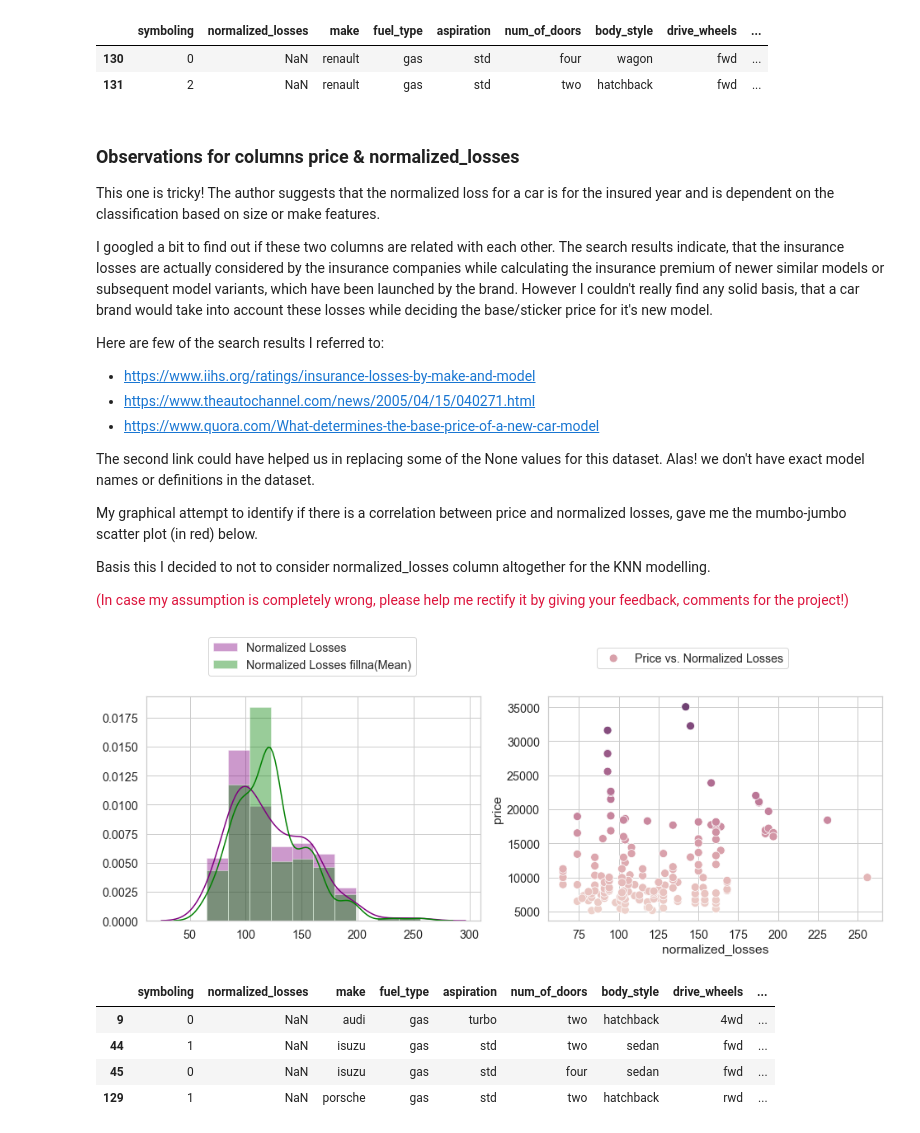
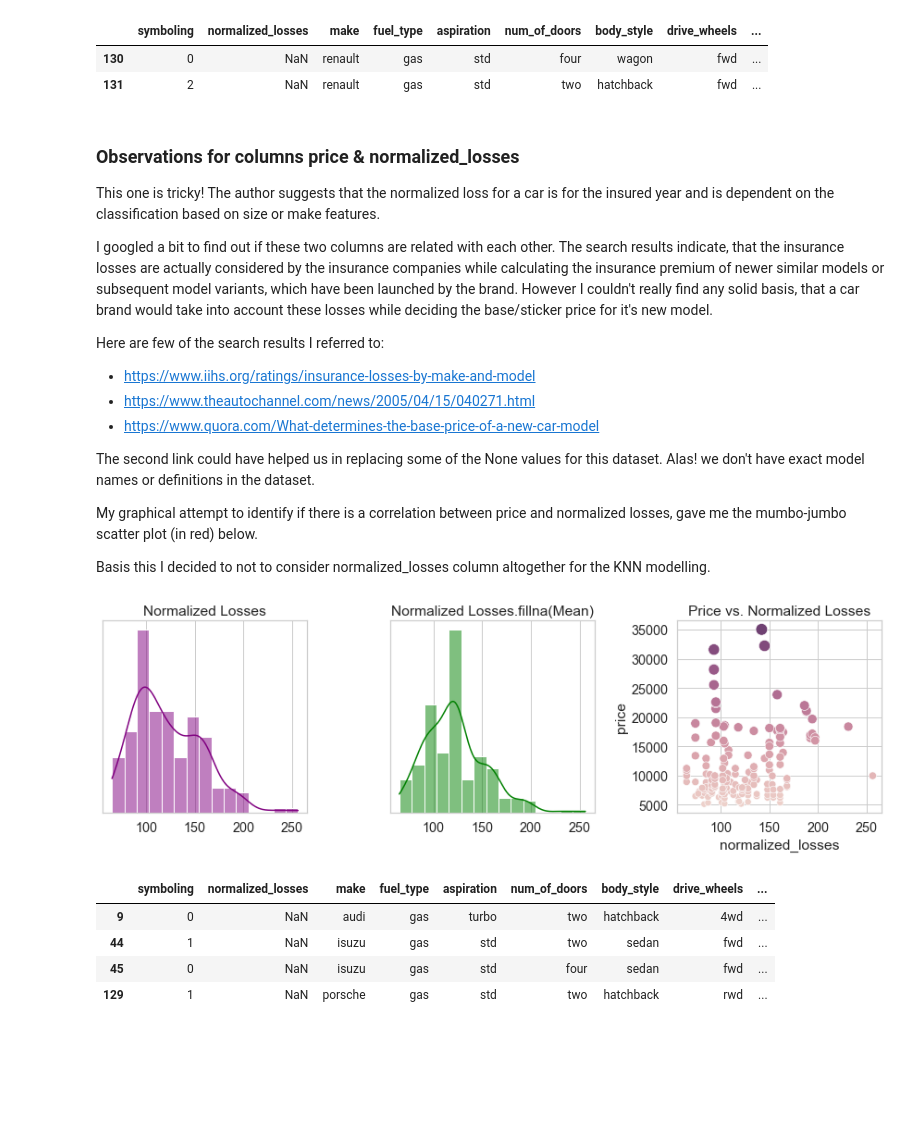
Before and after one commit to simplyrucha/KNNModel, a Jupyter notebook: GP_PredictingCarPrices.ipynb, the cells around one changed output. Saved outputs shown, nothing was run; the diff lists cells and outputs as text; code cells hidden in the pictures; blank space fills up the shorter version.

```diff
--- a/GP_PredictingCarPrices.ipynb
+++ b/GP_PredictingCarPrices.ipynb
@@ -279,39 +279,36 @@ The second link could have helped us in replacing some of the None values for th
 My graphical attempt to identify if there is a correlation between price and normalized losses, gave me the mumbo-jumbo scatter plot (in red) below.
 
 Basis this I decided to not to consider normalized_losses column altogether for the KNN modelling.
-
-<font color = "crimson">(In case my assumption is completely wrong, please help me rectify it by giving your feedback, comments for the project!)</font>
 # %%
 norm_loss_mean = imports_85["normalized_losses"].astype(float).mean()
 
-fig, ax = plt.subplots(nrows = 1, ncols = 2, figsize = (16, 5))
+fig, ax = plt.subplots(nrows = 1, ncols = 3, figsize = (12, 4))
 
-sns.distplot(a = imports_85["normalized_losses"],
-             ax = ax[0], color = "purple", bins = 10, label = "Normalized Losses", axlabel = False)
+sns.histplot(x = imports_85["normalized_losses"].astype(float), bins = 15,
+             ax = ax[0], kde = True, color = "Purple")
+ax[0].set_title("Normalized Losses")
 
-sns.distplot(a = imports_85["normalized_losses"].astype(float).fillna(norm_loss_mean),
-             ax = ax[0], color = "green", bins = 10, label = "Normalized Losses fillna(Mean)",
-             axlabel = False)
+sns.histplot(x = imports_85["normalized_losses"].astype(float).fillna(norm_loss_mean), bins = 15,
+             ax = ax[1], kde = True, color = "Green")
+ax[1].set_title("Normalized Losses.fillna(Mean)")
 
 sns.scatterplot(x = imports_85["normalized_losses"].astype(float),
-                y = imports_85["price"].astype(float), ax = ax[1],
+                y = imports_85["price"].astype(float), ax = ax[2],
                 hue = imports_85["price"].astype(float),
-                size = imports_85["price"].astype(float), sizes = (100, 100),
-                legend = False, label = "Price vs. Normalized Losses",
-                )
+                size = imports_85["price"].astype(float), sizes = (50, 200), legend = False)
+ax[2].set_title("Price vs. Normalized Losses")
 
-for each_ax in ax[:1]:
-    handles, labels = each_ax.get_legend_handles_labels()
-    fig.legend(handles, labels, loc='upper center', bbox_to_anchor=(0.3, 1.1))
+for i in range(2):
+    ax[i].set_ylabel("")
+    ax[i].set_yticks([])
+    ax[i].set_xlabel("")
 
-fig.legend(ax[1].get_legend_handles_labels()[0], ax[1].get_legend_handles_labels()[1],
-           loc='upper center', bbox_to_anchor=(0.7, 1.065))
-
+plt.tight_layout()
 plt.show()
 
 # sns.palplot(sns.color_palette("hls")[-2]) #) #sns.color_palette("hls")
 # %% [output]
-[figure, old version]
+[figure, new version]
 # %%
 imports_85[imports_85["price"].isnull()]
 # %% [output]
```
Also changed, not shown: parts of 16 cells of this notebook.
